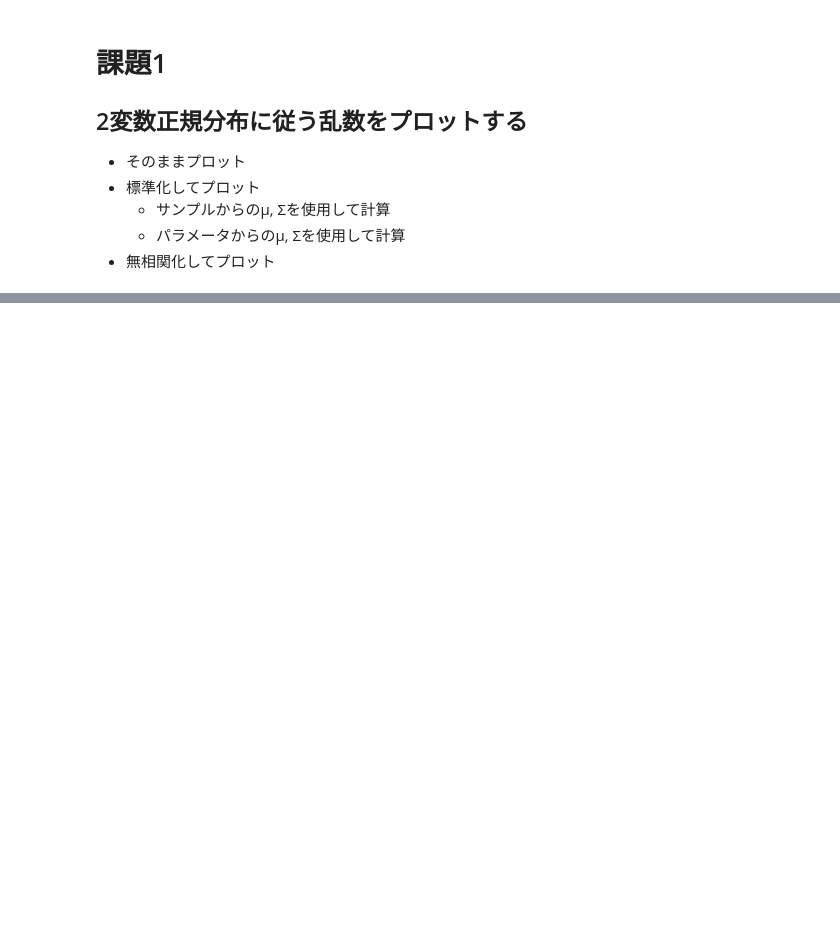
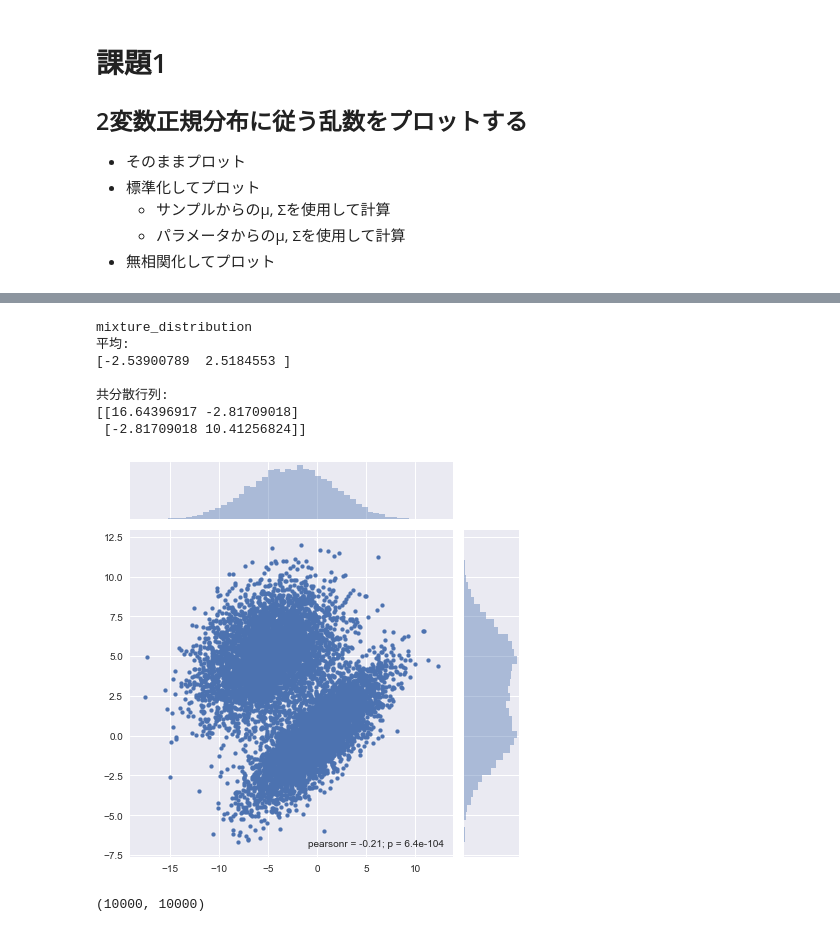
Before and after one commit to fukakeng/MlProgrammingStudy, a Jupyter notebook: hazipata/11_29_homework.ipynb, the cells around one changed output, grey strips where cells are left out. Cells and saved outputs as stored; diff of their text form; code cells hidden in the pictures; blank space fills up the shorter version.

```diff
--- a/hazipata/11_29_homework.ipynb
+++ b/hazipata/11_29_homework.ipynb
@@ -97,0 +97,23 @@ for title, method in methods.items():
+# %%
+a = np.random.randint(1, 3, 10000)
+distribution1_count = len(a[a == 1])
+distribution2_count = len(a[a == 2])
+
+mean1 = np.array([-5, 5])
+sigma1 = np.array([[10, 2], [2, 4]])
+data = np.random.multivariate_normal(mean1, sigma1, distribution1_count)
+
+mean2 = np.array([0, 0])
+sigma2 = np.array([[10, 5], [5, 4]])
+data = np.vstack((data, np.random.multivariate_normal(mean2, sigma2, distribution2_count)))
+# %%
+plot_data(data, 'mixture_distribution')
+# %% [output]
+mixture_distribution
+平均:
+[-2.53900789  2.5184553 ]
+
+共分散行列:
+[[16.64396917 -2.81709018]
+ [-2.81709018 10.41256824]]
+[figure, added]
@@ -97,0 +131,4 @@ for title, method in methods.items():
+# %%
+decision_surface.shape
+# %% [output]
+(10000, 10000)
```
Also changed, not shown: parts of 4 cells of this notebook.
